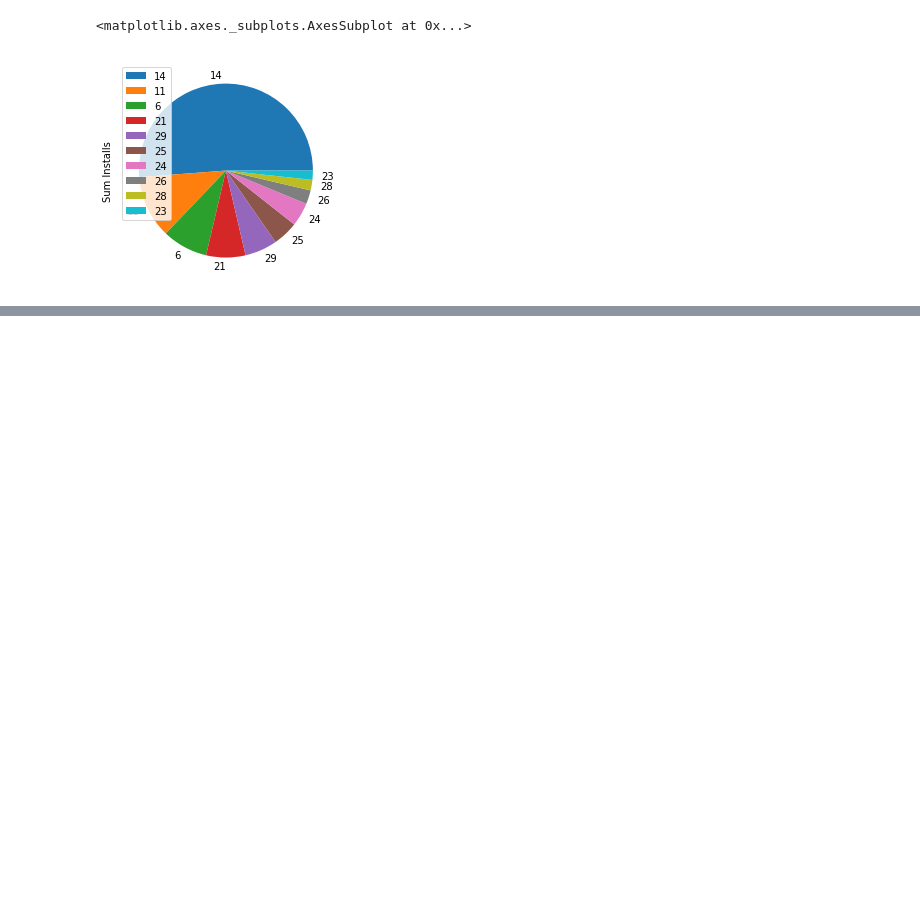
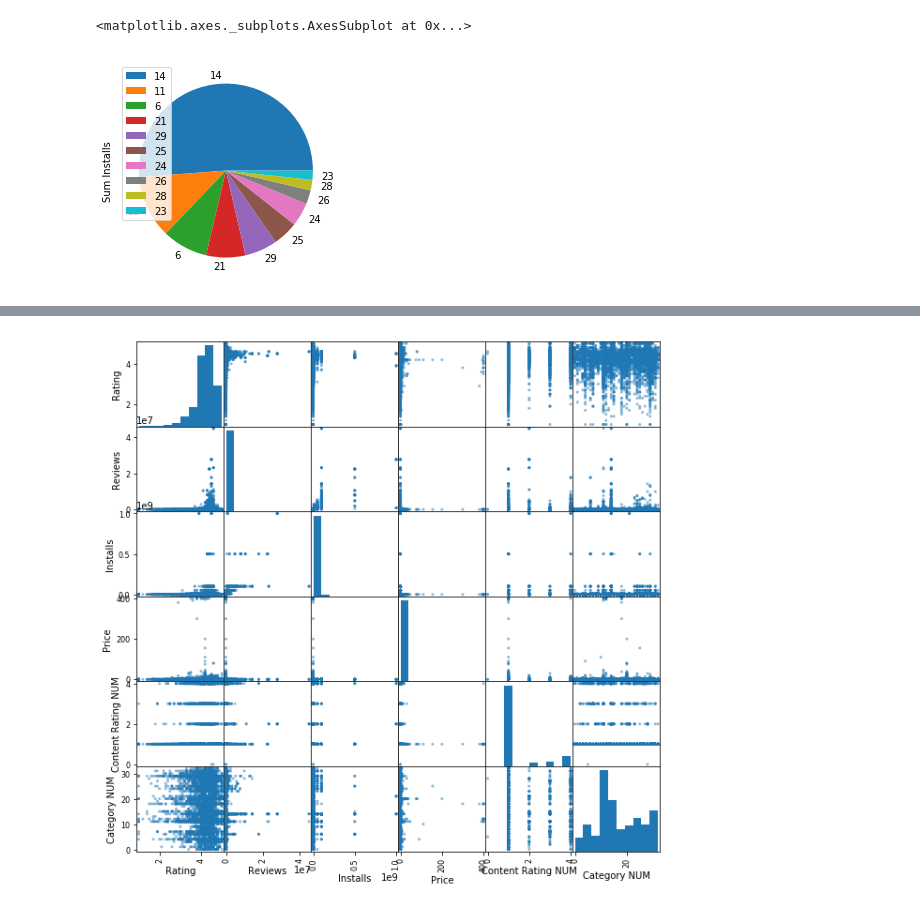
Before and after one commit to nikibhatt/DS-Unit-1-Sprint-3-Linear-Algebra, a Jupyter notebook: NB_Portfolio.ipynb, the cells around one changed output, grey strips where cells are left out. Cells and saved outputs as stored; diff of their text form; code cells hidden in the pictures; blank space fills up the shorter version.

```diff
--- a/NB_Portfolio.ipynb
+++ b/NB_Portfolio.ipynb
@@ -339,0 +436,4 @@ df_sum_installs_for_category.plot.pie(y='Sum Installs')
+# %%
+pd.plotting.scatter_matrix(df, figsize=(10,10));
+# %% [output]
+[figure, added]
```
Also changed, not shown: parts of 8 cells of this notebook.
